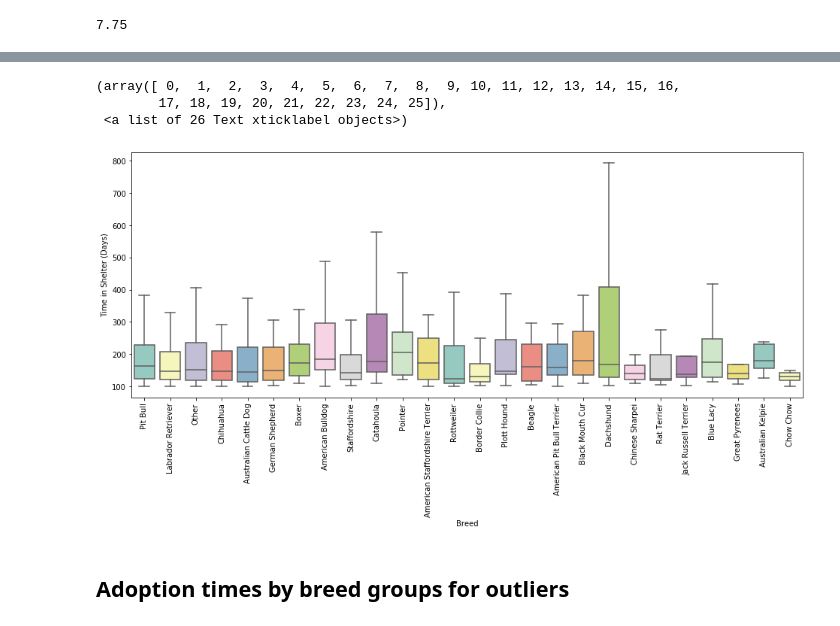
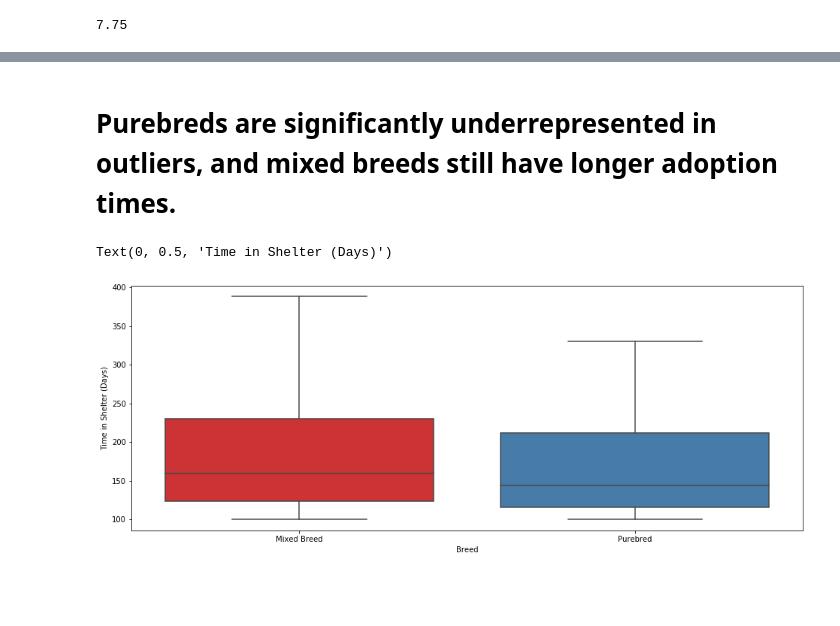
Before and after one commit to krritz/Animal-Shelter-Exploratory-Analysis, a Jupyter notebook: Animal Shelter Analysis.ipynb, the cells around one changed output, grey strips where cells are left out. Cells and saved outputs as stored; diff of their text form; code cells hidden in the pictures; blank space fills up the shorter version.

```diff
--- a/Animal Shelter Analysis.ipynb
+++ b/Animal Shelter Analysis.ipynb
@@ -361,0 +346,8 @@ Repeat initial analyses but using only animals with long adoption times: >50 day
+# %%
+flatui = ["#9b59b6", "#3498db", "#95a5a6", "#e74c3c", "#34495e", "#2ecc71"]
+sns.set_palette(flatui)
+plt.figure(figsize=(16, 6))
+sns.boxplot(x='multicolor', y='time_in_shelter_days',
+                    data=dog_coats, palette=flatui, showfliers=False)
+plt.xlabel('Coat Composition')
+plt.ylabel('Time in Shelter (Days)')
@@ -424,15 +463,11 @@ Note that purebreds almost never appear in this outlier group: only 65 of these
+# %% [markdown]
+# Purebreds are significantly underrepresented in outliers, and mixed breeds still have longer adoption times.
 # %%
-sortgroup_outliers = breed_outliers['breed_category'].value_counts().to_dict()
 plt.figure(figsize=(16, 6))
-sns.boxplot(x='breed_category', y='time_in_shelter_days',
-                    data=breed_outliers, palette='Set3', showfliers=False, order=sortgroup_outliers)
+sns.boxplot(x='mixed_breed', y='time_in_shelter_days',
+                    data=breed_outliers, palette='Set1', showfliers=False)
 plt.xlabel('Breed')
 plt.ylabel('Time in Shelter (Days)')
-plt.xticks(rotation=90)
 # %% [output]
-(array([ 0,  1,  2,  3,  4,  5,  6,  7,  8,  9, 10, 11, 12, 13, 14, 15, 16,
-        17, 18, 19, 20, 21, 22, 23, 24, 25]),
- <a list of 26 Text xticklabel objects>)
+Text(0, 0.5, 'Time in Shelter (Days)')
-[figure, old version]
+[figure, new version]
-# %% [markdown]
-## Adoption times by breed groups for outliers
```
Also changed, not shown: parts of 109 cells of this notebook, 2 other files.
